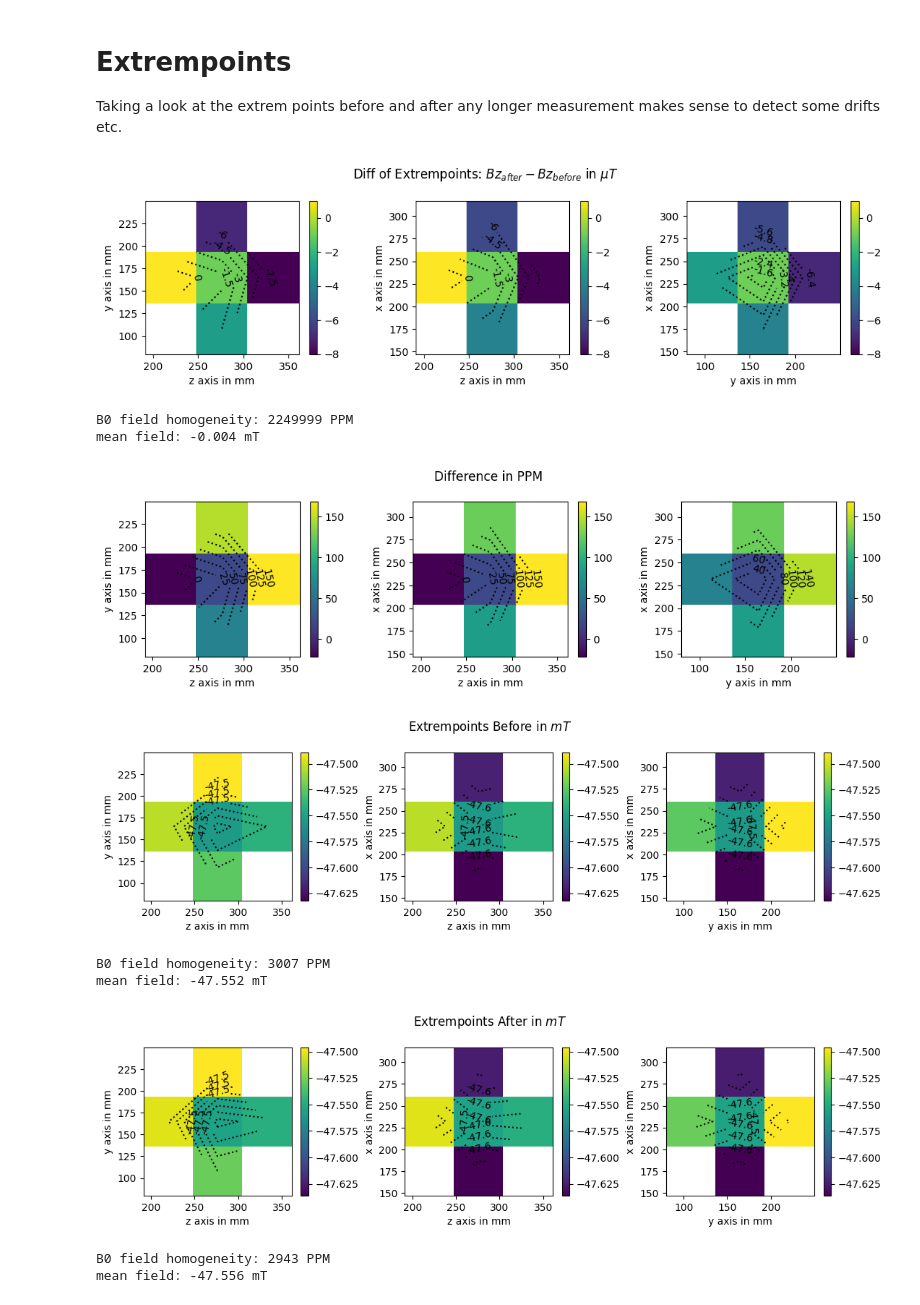
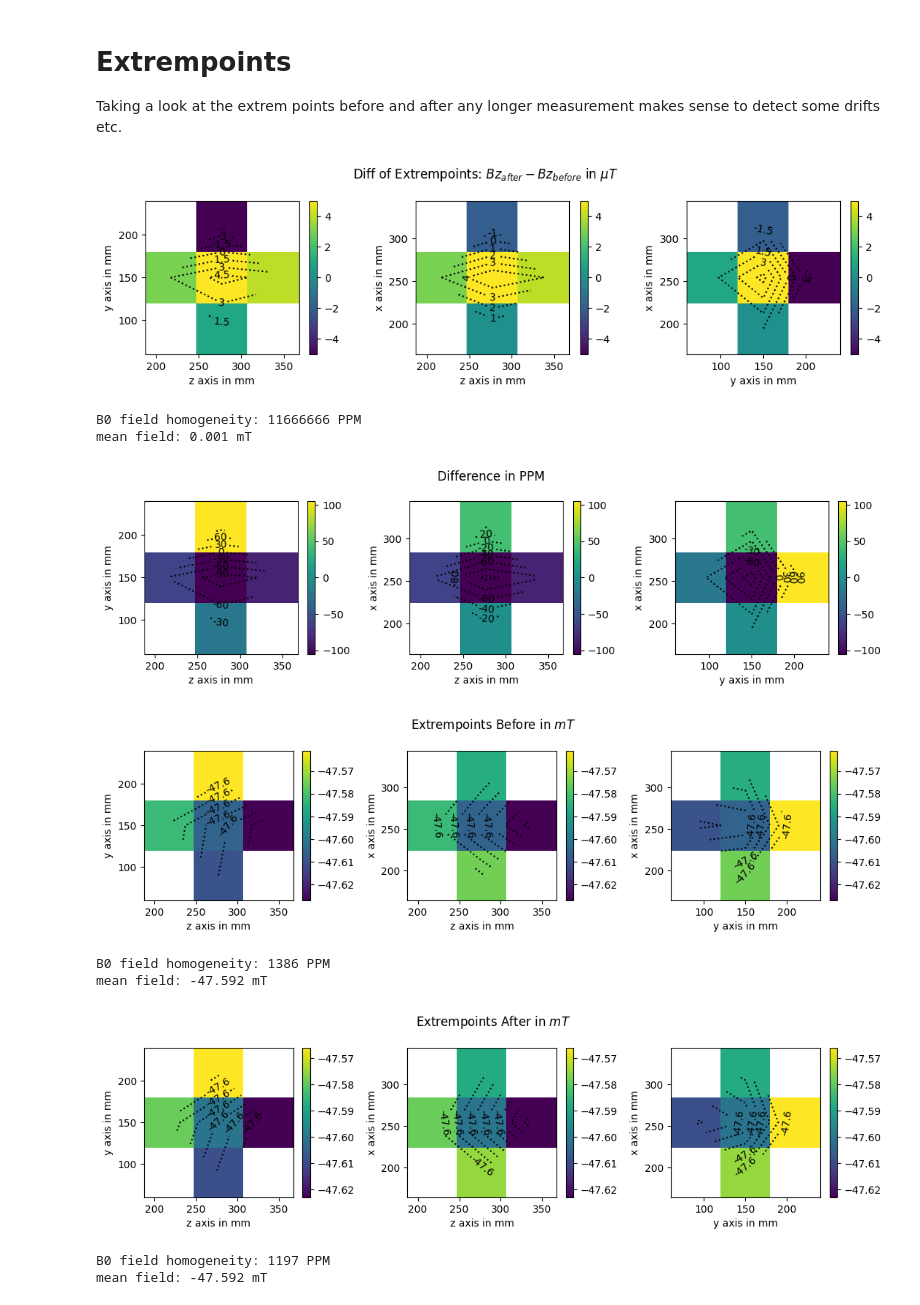
Before and after one commit to opensourceimaging/cosi-measure, a Jupyter notebook: Software/2_analyzing-demo.ipynb, the cells around one changed output. Cells and saved outputs as stored; diff of their text form; code cells hidden in the pictures.

```diff
--- a/Software/2_analyzing-demo.ipynb
+++ b/Software/2_analyzing-demo.ipynb
@@ -25,18 +25,18 @@ Taking a look at the extrem points before and after any longer measurement makes
 # %%
 from postprocessing.visualizer.extrem_points import evaluate_extrempoints
 
-extrema_before = '_demo_data/measurement_1/extrempoints_before.csv'
-extrema_after = '_demo_data/measurement_1/extrempoints_after.csv'
+extrema_before = '_demo_data/measurement_1/extrempoints_raw_dat_before.csv'
+extrema_after = '_demo_data/measurement_1/extrempoints_raw_dat_after.csv'
 
-evaluate_extrempoints(extrema_before, extrema_after)
+evaluate_extrempoints(extrema_before, extrema_after, position_b0=3) # the demo raw data has the main component of the B0 in x. so the index of this coloum in the csv file is 3.
 # %% [output]
-[figure, old version]
+[figure, new version]
-B0 field homogeneity: 2249999 PPM
-mean field: -0.004 mT
+B0 field homogeneity: 11666666 PPM
+mean field: 0.001 mT
-[figure, old version]
+[figure, new version]
-[figure, old version]
+[figure, new version]
-B0 field homogeneity: 3007 PPM
-mean field: -47.552 mT
+B0 field homogeneity: 1386 PPM
+mean field: -47.592 mT
-[figure, old version]
+[figure, new version]
-B0 field homogeneity: 2943 PPM
-mean field: -47.556 mT
+B0 field homogeneity: 1197 PPM
+mean field: -47.592 mT
```
Also changed, not shown: parts of 1 cell of this notebook, 12 other files.
